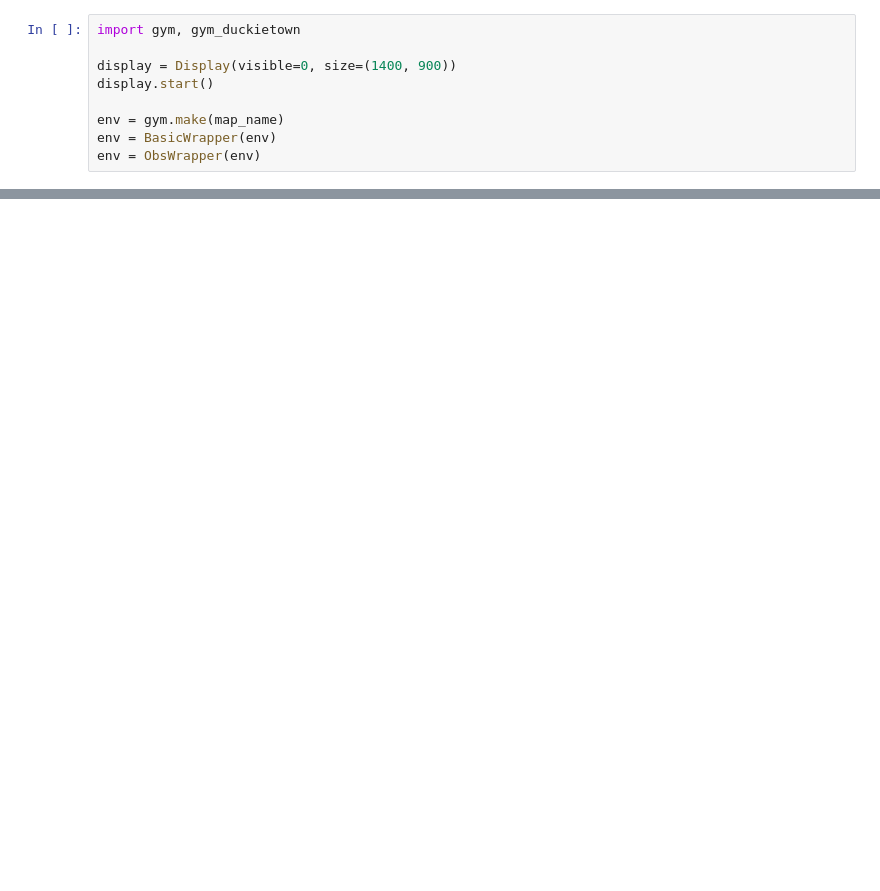
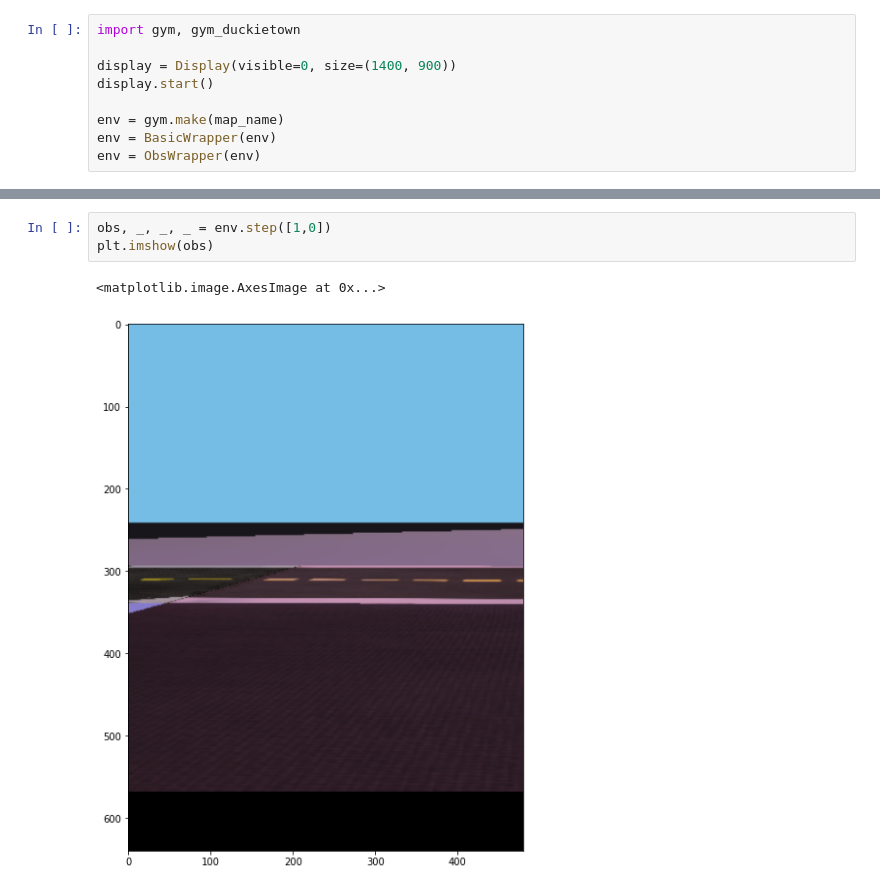
Before and after one commit to poliduckie/ReinforcementLearning, a Jupyter notebook: duckietown_filter.ipynb, the cells around one changed output, grey strips where cells are left out. Saved outputs shown, nothing was run; the diff lists cells and outputs as text; blank space fills up the shorter version.

```diff
--- a/duckietown_filter.ipynb
+++ b/duckietown_filter.ipynb
@@ -185,3 +221,9 @@ plt.imshow(obs)
+# %%
+obs, _, _, _ = env.step([1,0])
+plt.imshow(obs)
+# %% [output]
+<matplotlib.image.AxesImage at 0x...>
+[figure, added]
 # %%
 env.reset()
 
```
Also changed, not shown: parts of 7 cells of this notebook.
